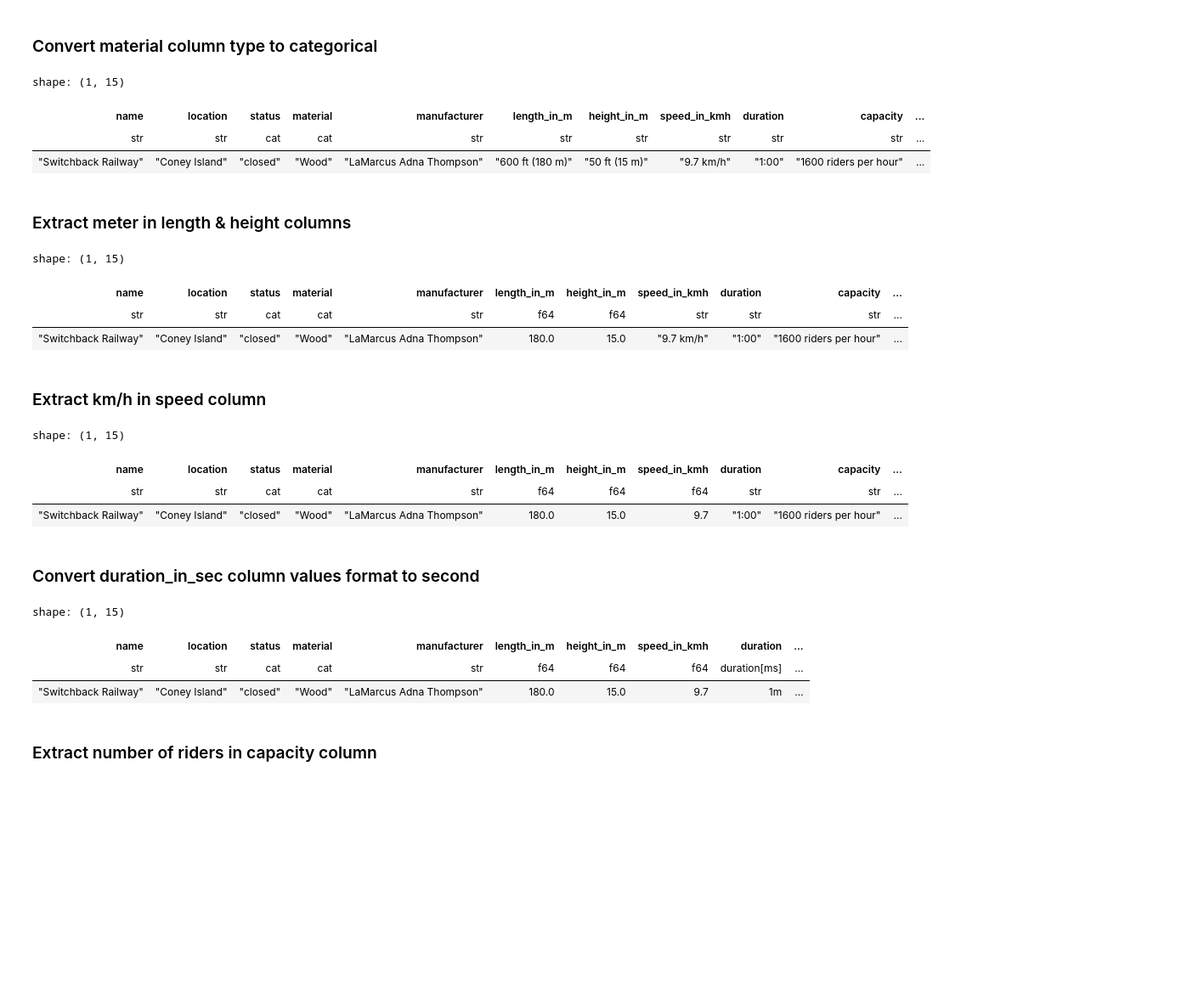
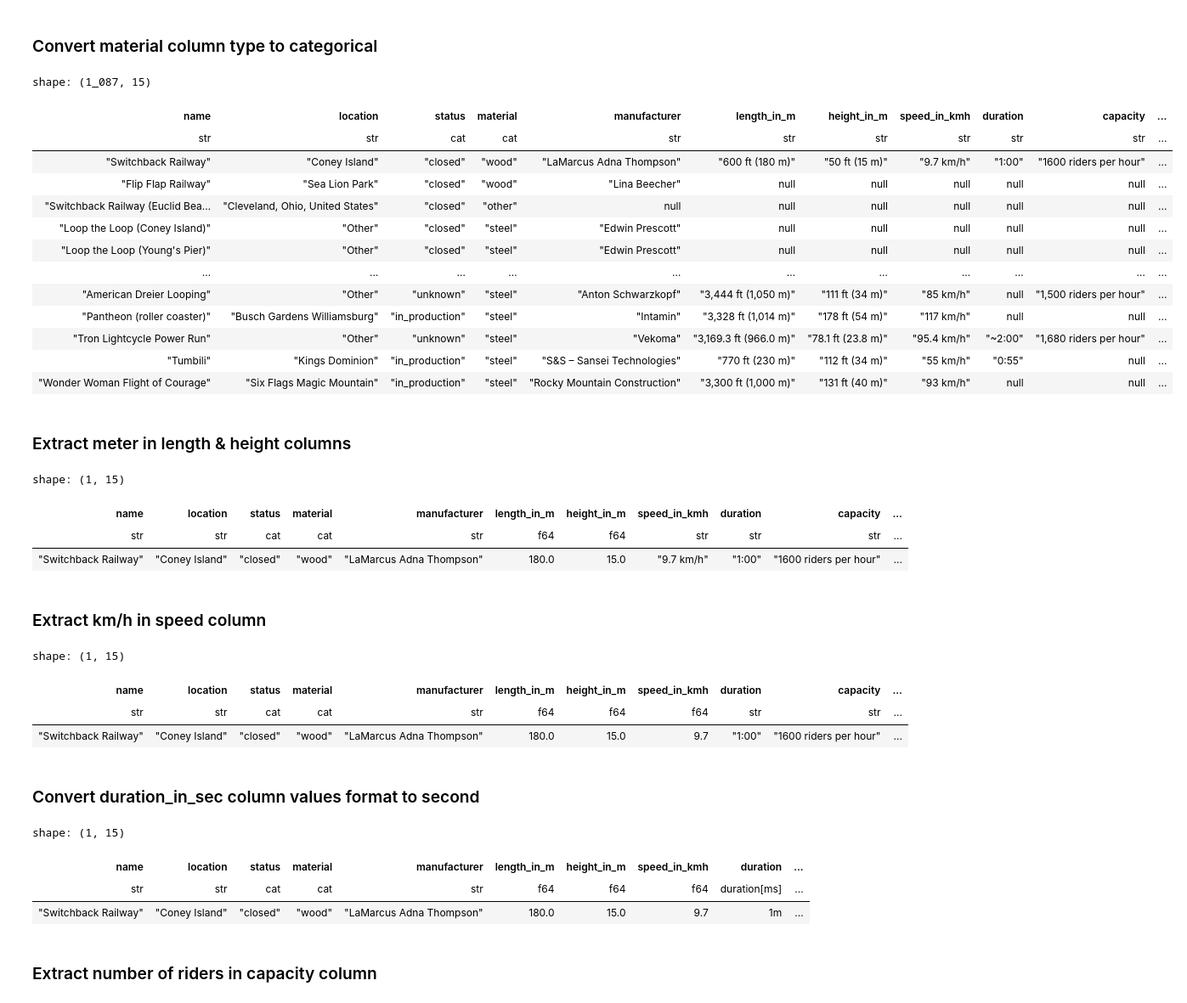
Before and after one commit to mdaffailhami/roller-coaster-data-analysis, a Jupyter notebook: main.ipynb, the cells around one changed output. Shown at 85% size. Drawn from its saved outputs; the diff is of its cells as text; code cells hidden in the pictures; blank space fills up the shorter version.

Commit message:
Change material column values to lowercase

```diff
--- a/main.ipynb
+++ b/main.ipynb
@@ -127,13 +127,25 @@ After:
 # %% [markdown]
 ### Convert material column type to categorical
 # %%
-df = df.with_columns(pl.col('material').cast(pl.Categorical))
-df.head(1)
+df = df.with_columns(
+    pl.col('material').str.to_lowercase().cast(pl.Categorical)
+)
+df
 # %% [output]
-shape: (1, 15)
+shape: (1_087, 15)
 | name | location | status | material | manufacturer | length_in_m | height_in_m | speed_in_kmh | duration | capacity | ... |
 | str | str | cat | cat | str | str | str | str | str | str | ... |
-| "Switchback Railway" | "Coney Island" | "closed" | "Wood" | "LaMarcus Adna Thompson" | "600 ft (180 m)" | "50 ft (15 m)" | "9.7 km/h" | "1:00" | "1600 riders per hour" | ... |
+| "Switchback Railway" | "Coney Island" | "closed" | "wood" | "LaMarcus Adna Thompson" | "600 ft (180 m)" | "50 ft (15 m)" | "9.7 km/h" | "1:00" | "1600 riders per hour" | ... |
+| "Flip Flap Railway" | "Sea Lion Park" | "closed" | "wood" | "Lina Beecher" | null | null | null | null | null | ... |
+| "Switchback Railway (Euclid Bea… | "Cleveland, Ohio, United States" | "closed" | "other" | null | null | null | null | null | null | ... |
+| "Loop the Loop (Coney Island)" | "Other" | "closed" | "steel" | "Edwin Prescott" | null | null | null | null | null | ... |
+| "Loop the Loop (Young's Pier)" | "Other" | "closed" | "steel" | "Edwin Prescott" | null | null | null | null | null | ... |
+| … | … | … | … | … | … | … | … | … | … | ... |
+| "American Dreier Looping" | "Other" | "unknown" | "steel" | "Anton Schwarzkopf" | "3,444 ft (1,050 m)" | "111 ft (34 m)" | "85 km/h" | null | "1,500 riders per hour" | ... |
+| "Pantheon (roller coaster)" | "Busch Gardens Williamsburg" | "in_production" | "steel" | "Intamin" | "3,328 ft (1,014 m)" | "178 ft (54 m)" | "117 km/h" | null | null | ... |
+| "Tron Lightcycle Power Run" | "Other" | "unknown" | "steel" | "Vekoma" | "3,169.3 ft (966.0 m)" | "78.1 ft (23.8 m)" | "95.4 km/h" | "~2:00" | "1,680 riders per hour" | ... |
+| "Tumbili" | "Kings Dominion" | "in_production" | "steel" | "S&S – Sansei Technologies" | "770 ft (230 m)" | "112 ft (34 m)" | "55 km/h" | "0:55" | null | ... |
+| "Wonder Woman Flight of Courage" | "Six Flags Magic Mountain" | "in_production" | "steel" | "Rocky Mountain Construction" | "3,300 ft (1,000 m)" | "131 ft (40 m)" | "93 km/h" | null | null | ... |
 # %% [markdown]
 ### Extract meter in length & height columns
 # %%
@@ -155,7 +167,7 @@ df.head(1)
 shape: (1, 15)
 | name | location | status | material | manufacturer | length_in_m | height_in_m | speed_in_kmh | duration | capacity | ... |
 | str | str | cat | cat | str | f64 | f64 | str | str | str | ... |
-| "Switchback Railway" | "Coney Island" | "closed" | "Wood" | "LaMarcus Adna Thompson" | 180.0 | 15.0 | "9.7 km/h" | "1:00" | "1600 riders per hour" | ... |
+| "Switchback Railway" | "Coney Island" | "closed" | "wood" | "LaMarcus Adna Thompson" | 180.0 | 15.0 | "9.7 km/h" | "1:00" | "1600 riders per hour" | ... |
 # %% [markdown]
 ### Extract km/h in speed column
 # %%
@@ -179,7 +191,7 @@ df.head(1)
 shape: (1, 15)
 | name | location | status | material | manufacturer | length_in_m | height_in_m | speed_in_kmh | duration | capacity | ... |
 | str | str | cat | cat | str | f64 | f64 | f64 | str | str | ... |
-| "Switchback Railway" | "Coney Island" | "closed" | "Wood" | "LaMarcus Adna Thompson" | 180.0 | 15.0 | 9.7 | "1:00" | "1600 riders per hour" | ... |
+| "Switchback Railway" | "Coney Island" | "closed" | "wood" | "LaMarcus Adna Thompson" | 180.0 | 15.0 | 9.7 | "1:00" | "1600 riders per hour" | ... |
 # %% [markdown]
 ### Convert duration_in_sec column values format to second
 # %%
@@ -240,7 +252,7 @@ df.head(1)
 shape: (1, 15)
 | name | location | status | material | manufacturer | length_in_m | height_in_m | speed_in_kmh | duration | ... |
 | str | str | cat | cat | str | f64 | f64 | f64 | duration[ms] | ... |
-| "Switchback Railway" | "Coney Island" | "closed" | "Wood" | "LaMarcus Adna Thompson" | 180.0 | 15.0 | 9.7 | 1m | ... |
+| "Switchback Railway" | "Coney Island" | "closed" | "wood" | "LaMarcus Adna Thompson" | 180.0 | 15.0 | 9.7 | 1m | ... |
 # %% [markdown]
 ### Extract number of riders in capacity column
 # %%
```
Also changed, not shown: parts of 2 cells of this notebook.
